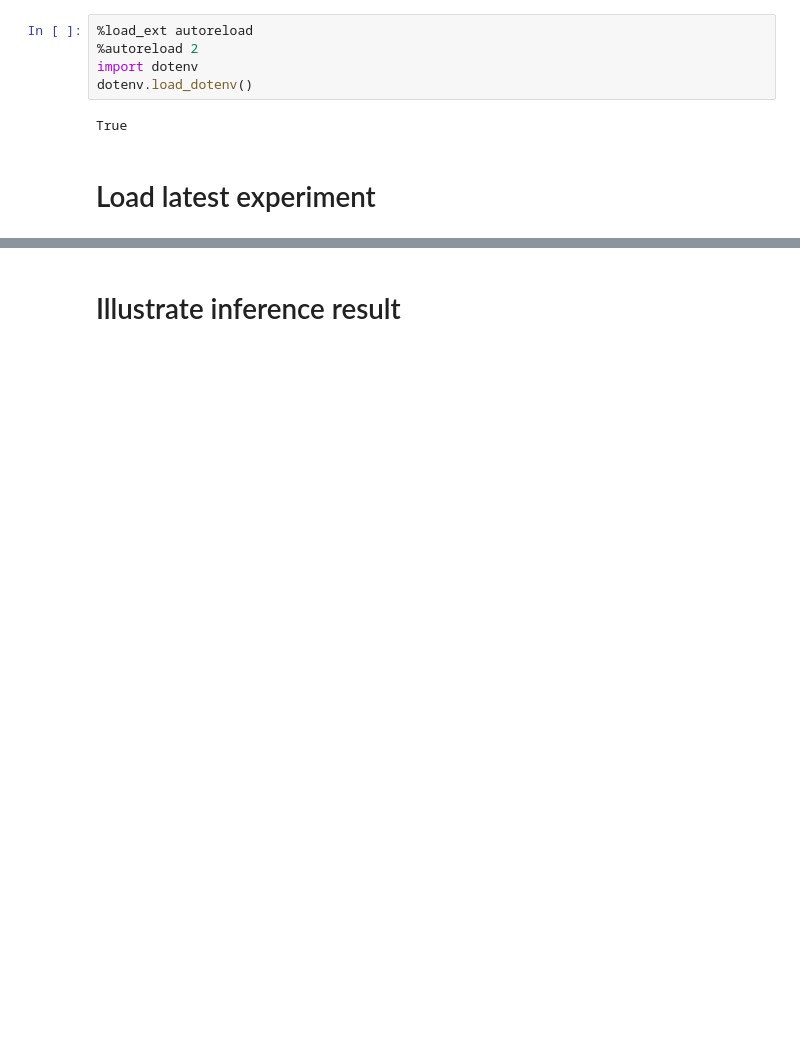
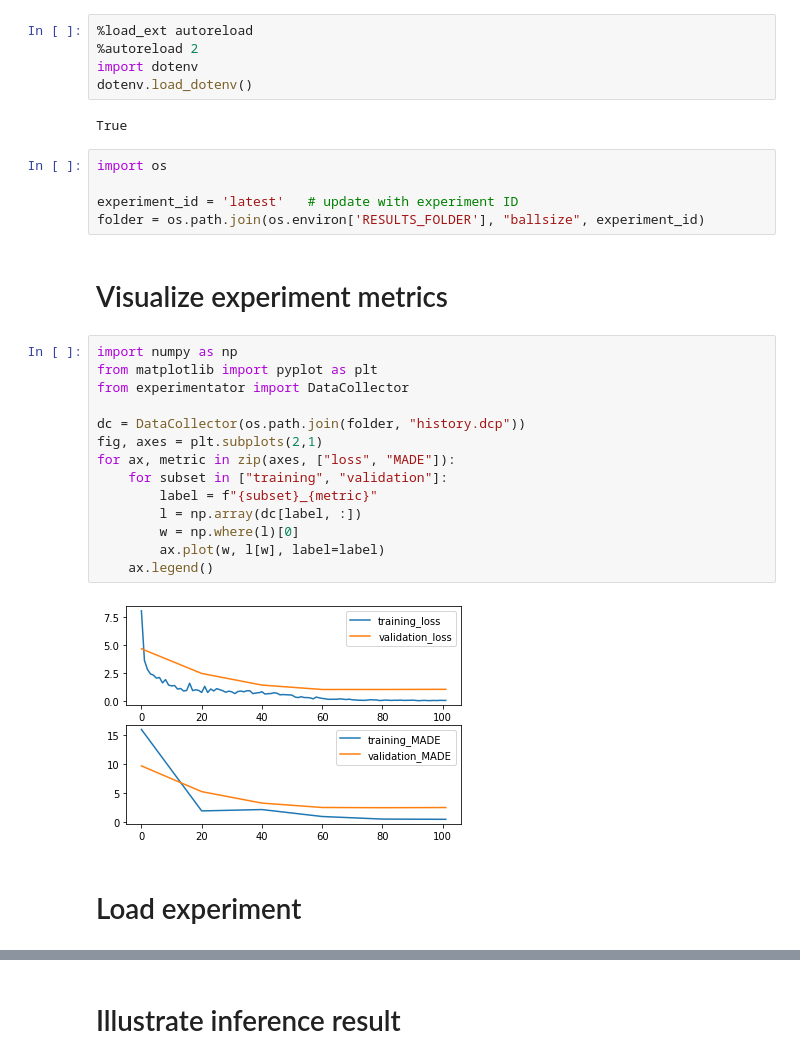
Before and after one commit to gabriel-vanzandycke/deepsport, a Jupyter notebook: notebooks/load_ballsize_experiment.ipynb, the cells around one changed output, grey strips where cells are left out. Saved outputs shown, nothing was run; the diff lists cells and outputs as text; blank space fills up the shorter version.

Commit message:
improve load ballsize experiment notebook

```diff
--- a/notebooks/load_ballsize_experiment.ipynb
+++ b/notebooks/load_ballsize_experiment.ipynb
@@ -5,6 +5,29 @@ import dotenv
 dotenv.load_dotenv()
 # %% [output]
 True
+# %%
+import os
+
+experiment_id = 'latest'   # update with experiment ID
+folder = os.path.join(os.environ['RESULTS_FOLDER'], "ballsize", experiment_id)
+# %% [markdown]
+# Visualize experiment metrics
+# %%
+import numpy as np
+from matplotlib import pyplot as plt
+from experimentator import DataCollector
+
+dc = DataCollector(os.path.join(folder, "history.dcp"))
+fig, axes = plt.subplots(2,1)
+for ax, metric in zip(axes, ["loss", "MADE"]):
+    for subset in ["training", "validation"]:
+        label = f"{subset}_{metric}"
+        l = np.array(dc[label, :])
+        w = np.where(l)[0]
+        ax.plot(w, l[w], label=label)
+    ax.legend()
+# %% [output]
+[figure, added]
 # %% [markdown]
-# Load latest experiment
+# Load experiment
 # %%
```
Also changed, not shown: parts of 2 cells of this notebook.
